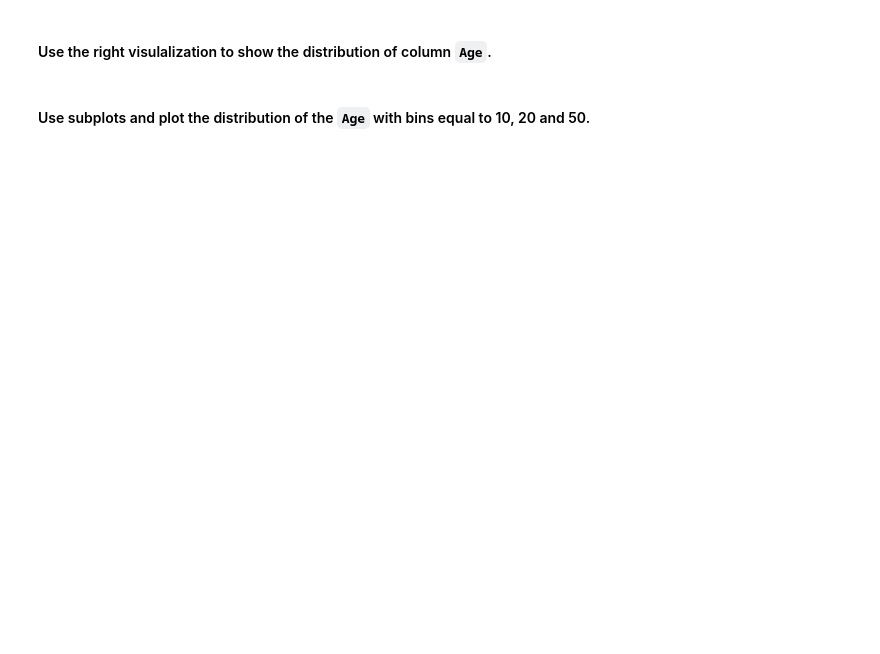
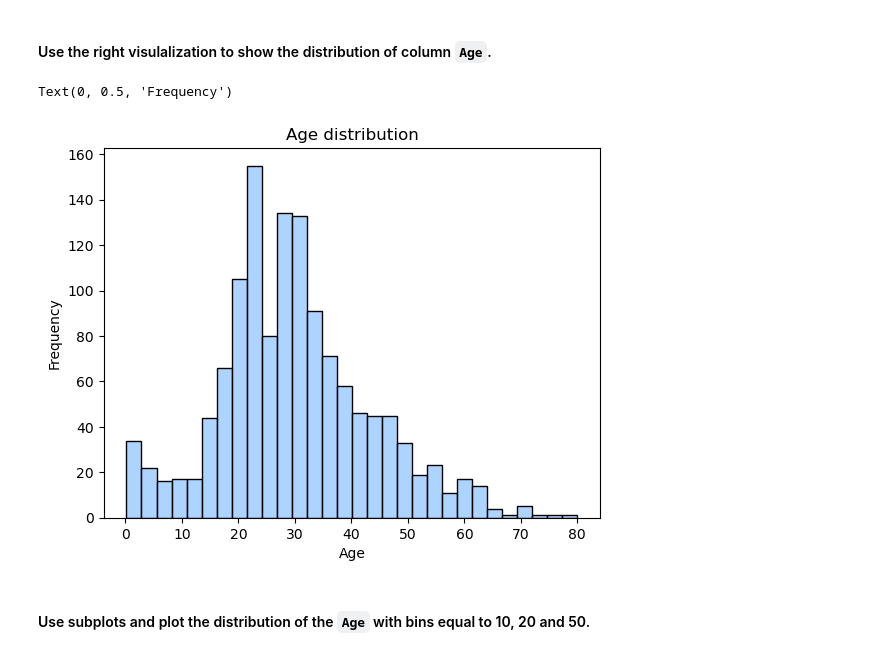
Before and after one commit to blancadelavega/dataptmad0924_labs, a Jupyter notebook: module-2/matplotlib-seaborn/your-code/main.ipynb, the cells around one changed output. Drawn from its saved outputs; the diff is of its cells as text; code cells hidden in the pictures; blank space fills up the shorter version.

```diff
--- a/module-2/matplotlib-seaborn/your-code/main.ipynb
+++ b/module-2/matplotlib-seaborn/your-code/main.ipynb
@@ -206,0 +213,3 @@ median_work_weekend = fitbit.groupby('Work_or_Weekend')['Steps'].median()
+# %%
+titanic = pd.read_csv('../data/titanic.csv')
+titanic.head()
@@ -224,0 +309,4 @@ median_work_weekend = fitbit.groupby('Work_or_Weekend')['Steps'].median()
+# %%
+# your code here
+plt.figure(figsize=(12, 6))
+plt.style.use('seaborn-v0_8-pastel')
@@ -229,2 +337,11 @@ median_work_weekend = fitbit.groupby('Work_or_Weekend')['Steps'].median()
+# %%
+# your code here
+sns.histplot(titanic['Age'])
+plt.title("Age distribution")
+plt.xlabel("Age")
+plt.ylabel("Frequency")
+# %% [output]
+Text(0, 0.5, 'Frequency')
+[figure, added]
 # %% [markdown]
 #### Use subplots and plot the distribution of the `Age`  with bins equal to 10, 20 and 50.
```
Also changed, not shown: parts of 18 cells of this notebook.
